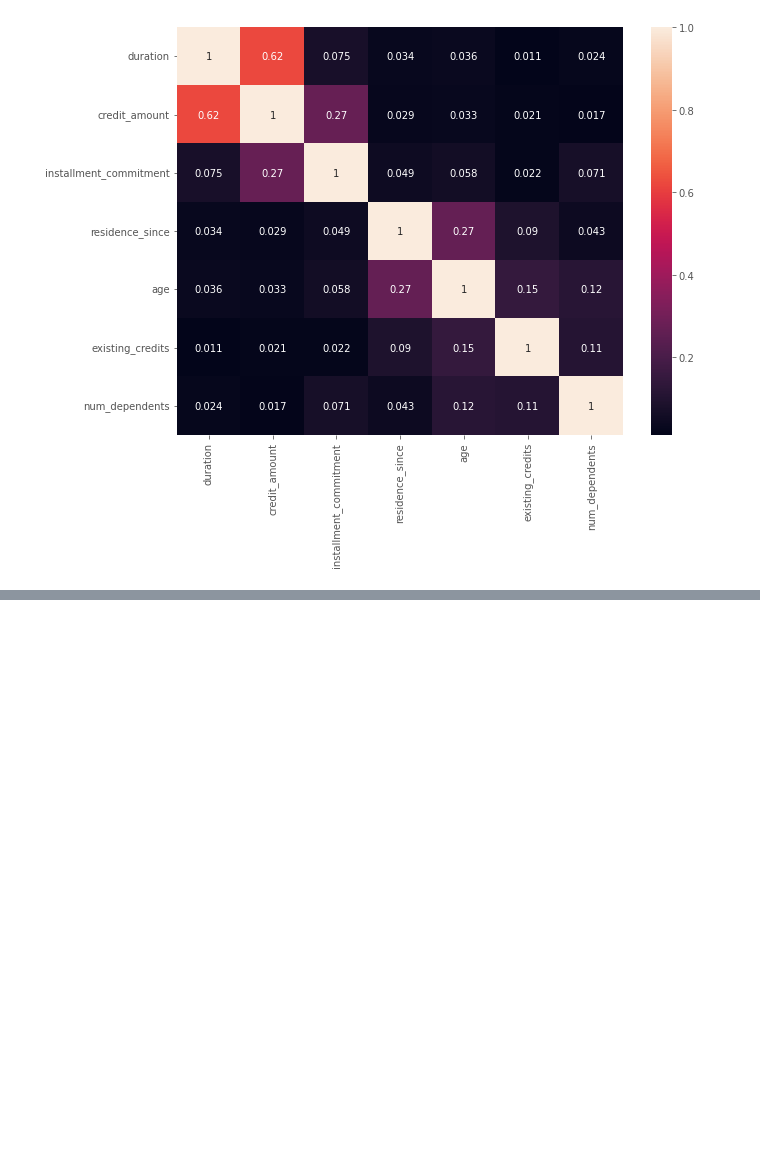
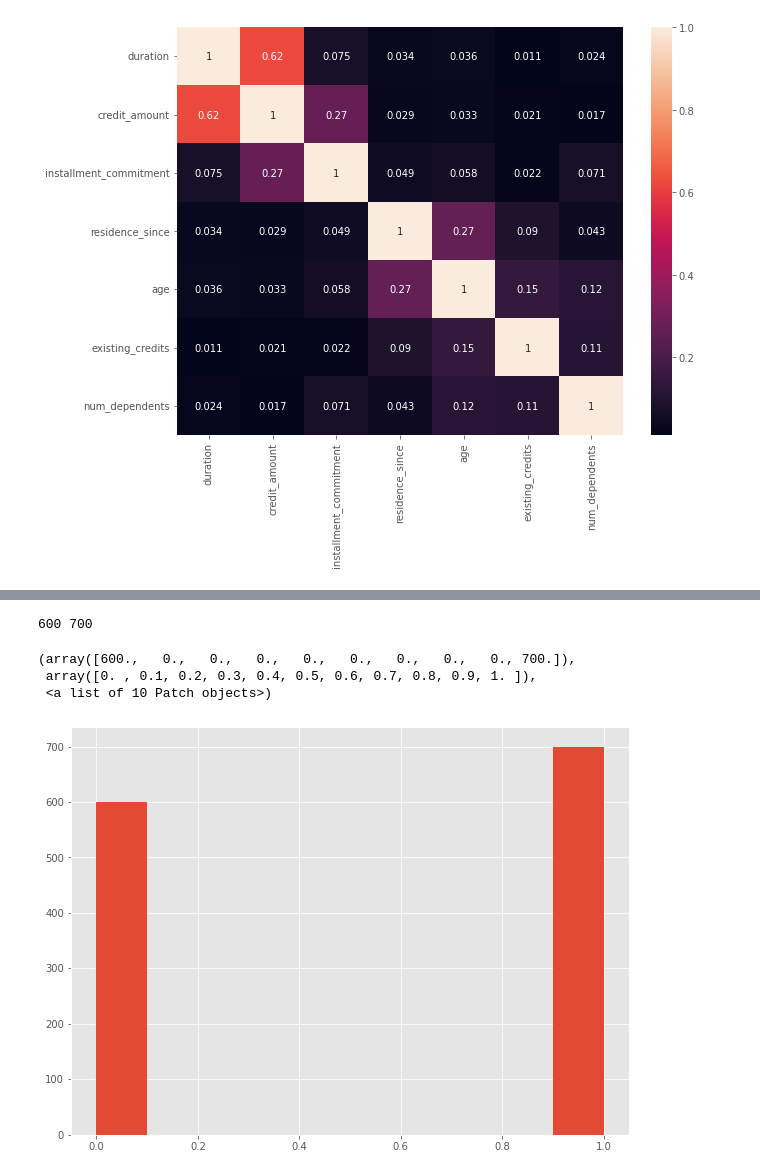
Before and after one commit to graviada/DataScienceProjects, a Jupyter notebook: Huawei (2022)/Credit_German.ipynb, the cells around one changed output, grey strips where cells are left out. Drawn from its saved outputs; the diff is of its cells as text; code cells hidden in the pictures; blank space fills up the shorter version.

```diff
--- a/Huawei (2022)/Credit_German.ipynb
+++ b/Huawei (2022)/Credit_German.ipynb
@@ -206,0 +413,2 @@ corr_pr_home = abs(predictors_home.corr().iloc[0, 1:])
+# %%
+Predictors_dummies = Predictors_dummies.drop(['personal_status_female single', 'purpose_vacation'], 1)
@@ -206,0 +445,8 @@ corr_pr_home = abs(predictors_home.corr().iloc[0, 1:])
+# %%
+biggerDF = pd.concat([Predictors_dummies, Target_dummies], axis=1)
+# %%
+rat = 700//300
+bigger_df = biggerDF.loc[biggerDF['class']==0]
+bigger_df = bigger_df.loc[bigger_df.index.repeat(rat)]
+biggerDF_modified = pd.concat([biggerDF.loc[biggerDF['class']==1], bigger_df]).sample(frac=1)
+biggerDF_modified.head(3)
@@ -206,0 +459,13 @@ corr_pr_home = abs(predictors_home.corr().iloc[0, 1:])
+# %%
+len_1 = len(biggerDF_modified.loc[biggerDF_modified['class']==0])
+len_2 = len(biggerDF_modified.loc[biggerDF_modified['class']==1])
+print(len_1, len_2)
+
+# Посмотрим на сбалансированность данных
+plt.hist(biggerDF_modified['class'])
+# %% [output]
+600 700
+(array([600.,   0.,   0.,   0.,   0.,   0.,   0.,   0.,   0., 700.]),
+ array([0. , 0.1, 0.2, 0.3, 0.4, 0.5, 0.6, 0.7, 0.8, 0.9, 1. ]),
+ <a list of 10 Patch objects>)
+[figure, added]
```
Also changed, not shown: parts of 68 cells of this notebook.
